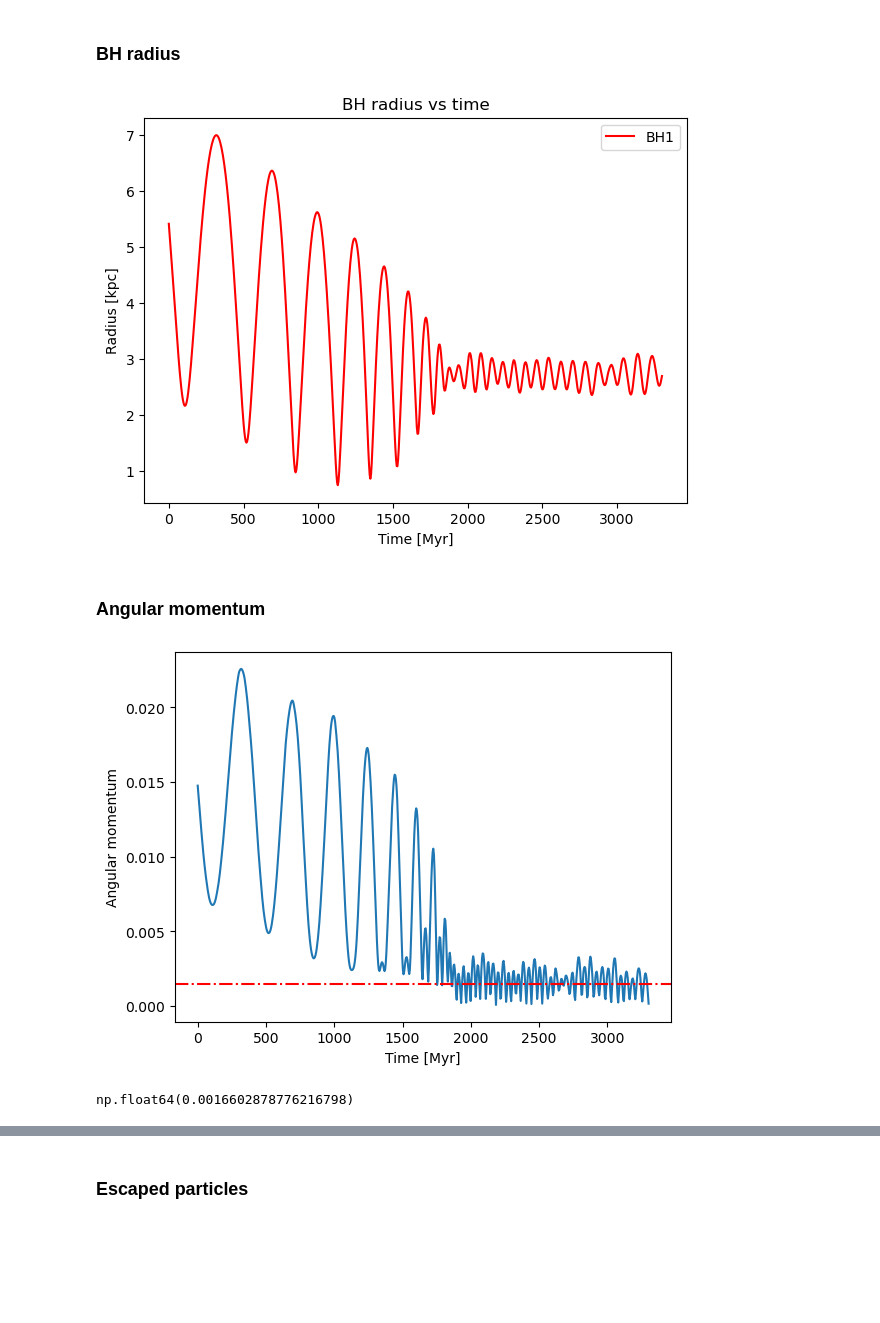
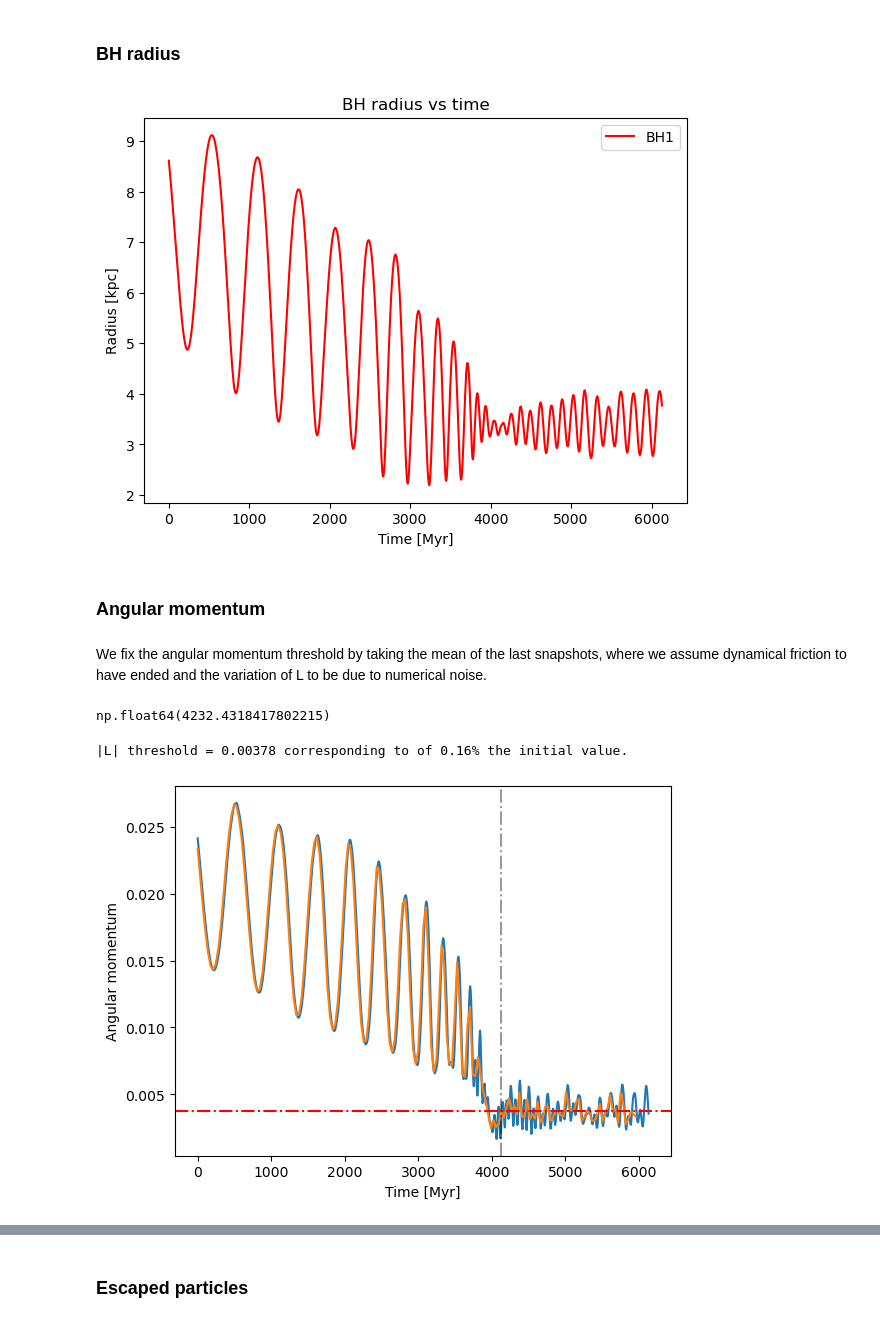
Before and after one commit to lisam10/stellar_systems_dynamics2024, a Jupyter notebook: final_exercise/Plotter.ipynb, the cells around one changed output, grey strips where cells are left out. Drawn from its saved outputs; the diff is of its cells as text; code cells hidden in the pictures; blank space fills up the shorter version.

```diff
--- a/final_exercise/Plotter.ipynb
+++ b/final_exercise/Plotter.ipynb
@@ -5,7 +5,7 @@ from astropy import constants as const
 from tqdm import tqdm
 # %%
 two_dim = False
-inputname = 'runs/10_9/H_input_2025-09-10_15-18-39.txt'
+inputname = 'runs/11_9/H_input_2025-09-11_12-28-59.txt'
 outputname=inputname.replace('input', 'output')
 logname=inputname.replace('input', 'log')
 orbit_plot = True
@@ -435,7 +435,7 @@ plt.title("BH radius vs time")
 plt.legend()
 plt.show()
 # %% [output]
-[figure, old version]
+[figure, new version]
 # %% [markdown]
 ### Angular momentum
 # %%
@@ -444,16 +444,33 @@ v_rel_1 = vel_BH_1 - v_CM
 
 L_BH = mass[0] * np.cross(r_rel_1, v_rel_1)
 L_BH= np.sqrt(L_BH[:, 0]**2 + L_BH[:, 1]**2 + L_BH[:, 2]**2) #modulo rispetto al centro di massa
+# %% [markdown]
+We fix the angular momentum threshold by taking the mean of the last snapshots, where we assume dynamical friction to have ended and the variation of L to be due to numerical noise.
+# %%
+time_Myr[600]
+# %% [output]
+np.float64(4232.4318417802215)
+# %%
+L_threshold = np.mean(L_BH[600:])
+L_percent = L_threshold / L_BH[0]
+
+print(f'|L| threshold = {L_threshold:.5f} corresponding to of {L_percent:.2f}% the initial value.')
+# %% [output]
+|L| threshold = 0.00378 corresponding to of 0.16% the initial value.
+# %%
+interval = 5
+xx = np.linspace(0, int(snap_number/interval) -  5, int(snap_number/interval) - 5, dtype = int) *5
+means = [np.mean(L_BH[i:i+interval]) for i in xx]
 # %%
+idx = np.array( np.where(np.isclose(means, L_threshold, atol = 5e-4))[0] )
+t_idx = idx * interval
+
 plt.plot(time_Myr, L_BH)
-plt.axhline(L_BH_rel_1[0] / 10, c = 'r', linestyle = '-.')
+plt.plot(time_Myr[xx], means)
+plt.axhline(L_threshold, c = 'r', linestyle = '-.')
 plt.xlabel("Time [Myr]")
-#plt.xlim([1500, 2000])
+plt.axvline(time_Myr[t_idx[1]], c = 'black', linestyle = '-.', alpha = 0.4)
 plt.ylabel("Angular momentum")
 plt.show()
 # %% [output]
-[figure, old version]
+[figure, new version]
-# %%
-np.mean(L_BH[500:])
-# %% [output]
-np.float64(0.0016602878776216798)
```
Also changed, not shown: parts of 15 cells of this notebook, 1 other file.
